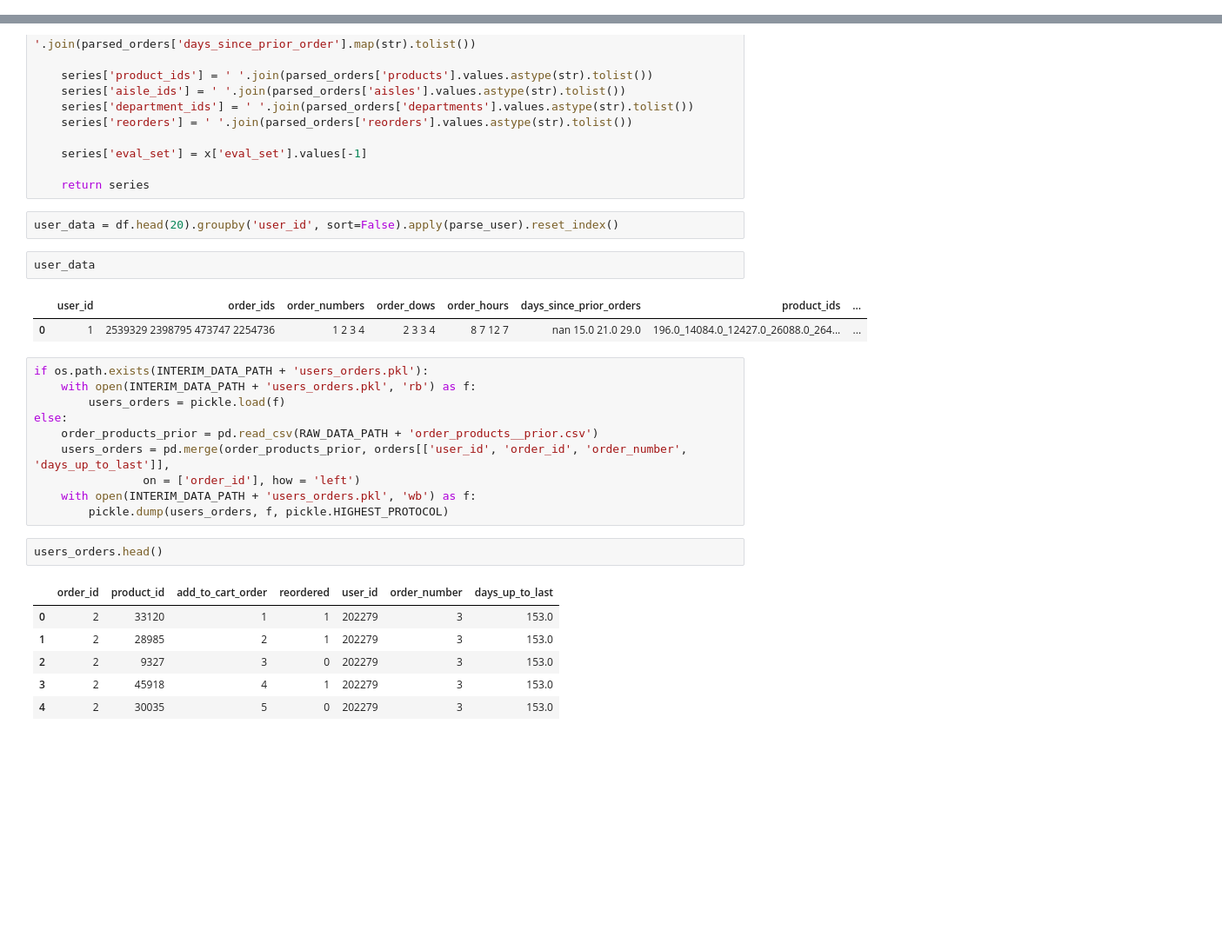
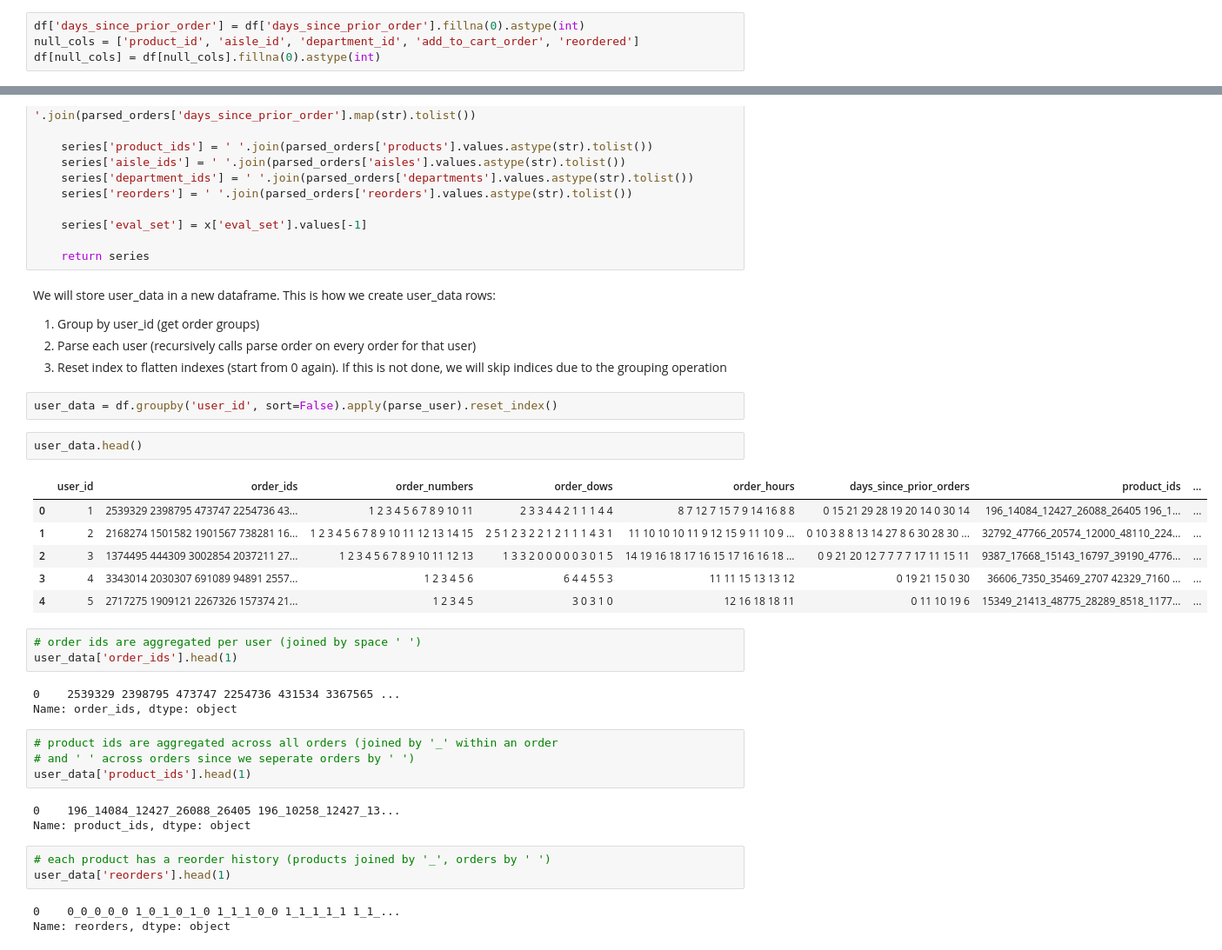
Before and after one commit to dinosoupy/reorder-prediction, a Jupyter notebook: notebooks/preprocessing.ipynb, the cells around one changed output, grey strips where cells are left out. Shown at 87% size. Drawn from its saved outputs; the diff is of its cells as text; blank space fills up the shorter version.

```diff
--- a/notebooks/0.1-dinosoupy-data-preprocessing.ipynb
+++ b/notebooks/preprocessing.ipynb
@@ -81,3 +77,7 @@ df.head()
+# %%
+df['days_since_prior_order'] = df['days_since_prior_order'].fillna(0).astype(int)
+null_cols = ['product_id', 'aisle_id', 'department_id', 'add_to_cart_order', 'reordered']
+df[null_cols] = df[null_cols].fillna(0).astype(int)
 # %% [markdown]
 ![image.png](attachment:f893c807-121b-4394-b67d-db885f75f7a7.png)
 
@@ -124,29 +124,38 @@ def parse_user(x):
     series['eval_set'] = x['eval_set'].values[-1]
 
     return series
+# %% [markdown]
+We will store user_data in a new dataframe. This is how we create user_data rows:
+1. Group by user_id (get order groups)
+2. Parse each user (recursively calls parse order on every order for that user)
+3. Reset index to flatten indexes (start from 0 again). If this is not done, we will skip indices due to the grouping operation
 # %%
-user_data = df.head(20).groupby('user_id', sort=False).apply(parse_user).reset_index()
+user_data = df.groupby('user_id', sort=False).apply(parse_user).reset_index()
 # %%
-user_data
+user_data.head()
 # %% [output]
 |  | user_id | order_ids | order_numbers | order_dows | order_hours | days_since_prior_orders | product_ids | ... |
-| 0 | 1 | 2539329 2398795 473747 2254736 | 1 2 3 4 | 2 3 3 4 | 8 7 12 7 | nan 15.0 21.0 29.0 | 196.0_14084.0_12427.0_26088.0_264... | ... |
+| 0 | 1 | 2539329 2398795 473747 2254736 43... | 1 2 3 4 5 6 7 8 9 10 11 | 2 3 3 4 4 2 1 1 1 4 4 | 8 7 12 7 15 7 9 14 16 8 8 | 0 15 21 29 28 19 20 14 0 30 14 | 196_14084_12427_26088_26405 196_1... | ... |
+| 1 | 2 | 2168274 1501582 1901567 738281 16... | 1 2 3 4 5 6 7 8 9 10 11 12 13 14 15 | 2 5 1 2 3 2 2 1 2 1 1 1 4 3 1 | 11 10 10 10 11 9 12 15 9 11 10 9 ... | 0 10 3 8 8 13 14 27 8 6 30 28 30 ... | 32792_47766_20574_12000_48110_224... | ... |
+| 2 | 3 | 1374495 444309 3002854 2037211 27... | 1 2 3 4 5 6 7 8 9 10 11 12 13 | 1 3 3 2 0 0 0 0 0 3 0 1 5 | 14 19 16 18 17 16 15 17 16 16 18 ... | 0 9 21 20 12 7 7 7 7 17 11 15 11 | 9387_17668_15143_16797_39190_4776... | ... |
+| 3 | 4 | 3343014 2030307 691089 94891 2557... | 1 2 3 4 5 6 | 6 4 4 5 5 3 | 11 11 15 13 13 12 | 0 19 21 15 0 30 | 36606_7350_35469_2707 42329_7160 ... | ... |
+| 4 | 5 | 2717275 1909121 2267326 157374 21... | 1 2 3 4 5 | 3 0 3 1 0 | 12 16 18 18 11 | 0 11 10 19 6 | 15349_21413_48775_28289_8518_1177... | ... |
-# %%
-if os.path.exists(INTERIM_DATA_PATH + 'users_orders.pkl'):
-    with open(INTERIM_DATA_PATH + 'users_orders.pkl', 'rb') as f:
-        users_orders = pickle.load(f)
-else:
-    order_products_prior = pd.read_csv(RAW_DATA_PATH + 'order_products__prior.csv')
-    users_orders = pd.merge(order_products_prior, orders[['user_id', 'order_id', 'order_number', 'days_up_to_last']],
-                on = ['order_id'], how = 'left')
-    with open(INTERIM_DATA_PATH + 'users_orders.pkl', 'wb') as f:
-        pickle.dump(users_orders, f, pickle.HIGHEST_PROTOCOL)
-# %%
-users_orders.head()
-# %% [output]
-|  | order_id | product_id | add_to_cart_order | reordered | user_id | order_number | days_up_to_last |
-| 0 | 2 | 33120 | 1 | 1 | 202279 | 3 | 153.0 |
-| 1 | 2 | 28985 | 2 | 1 | 202279 | 3 | 153.0 |
-| 2 | 2 | 9327 | 3 | 0 | 202279 | 3 | 153.0 |
-| 3 | 2 | 45918 | 4 | 1 | 202279 | 3 | 153.0 |
-| 4 | 2 | 30035 | 5 | 0 | 202279 | 3 | 153.0 |
+# %%
+# order ids are aggregated per user (joined by space ' ')
+user_data['order_ids'].head(1)
+# %% [output]
+0    2539329 2398795 473747 2254736 431534 3367565 ...
+Name: order_ids, dtype: object
+# %%
+# product ids are aggregated across all orders (joined by '_' within an order
+# and ' ' across orders since we seperate orders by ' ')
+user_data['product_ids'].head(1)
+# %% [output]
+0    196_14084_12427_26088_26405 196_10258_12427_13...
+Name: product_ids, dtype: object
+# %%
+# each product has a reorder history (products joined by '_', orders by ' ')
+user_data['reorders'].head(1)
+# %% [output]
+0    0_0_0_0_0 1_0_1_0_1_0 1_1_1_0_0 1_1_1_1_1 1_1_...
+Name: reorders, dtype: object
```
Also changed, not shown: parts of 13 cells of this notebook, 15 other files.
